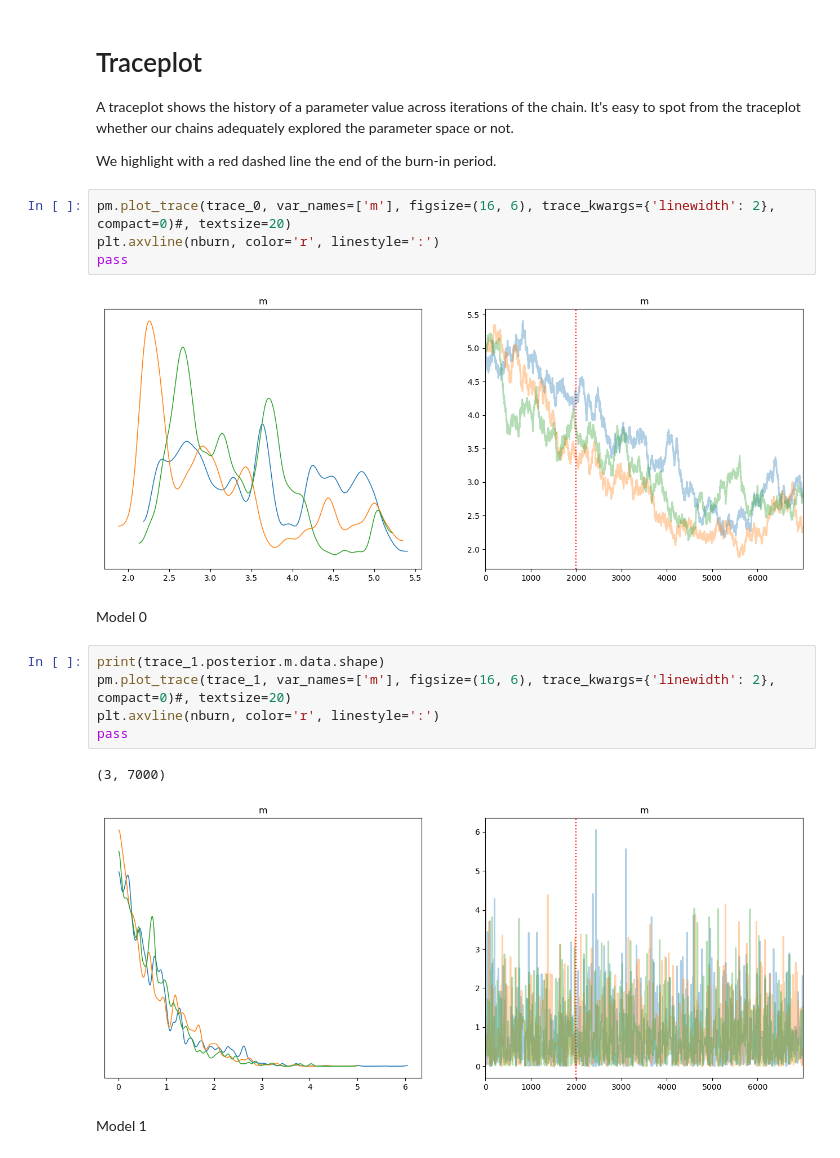
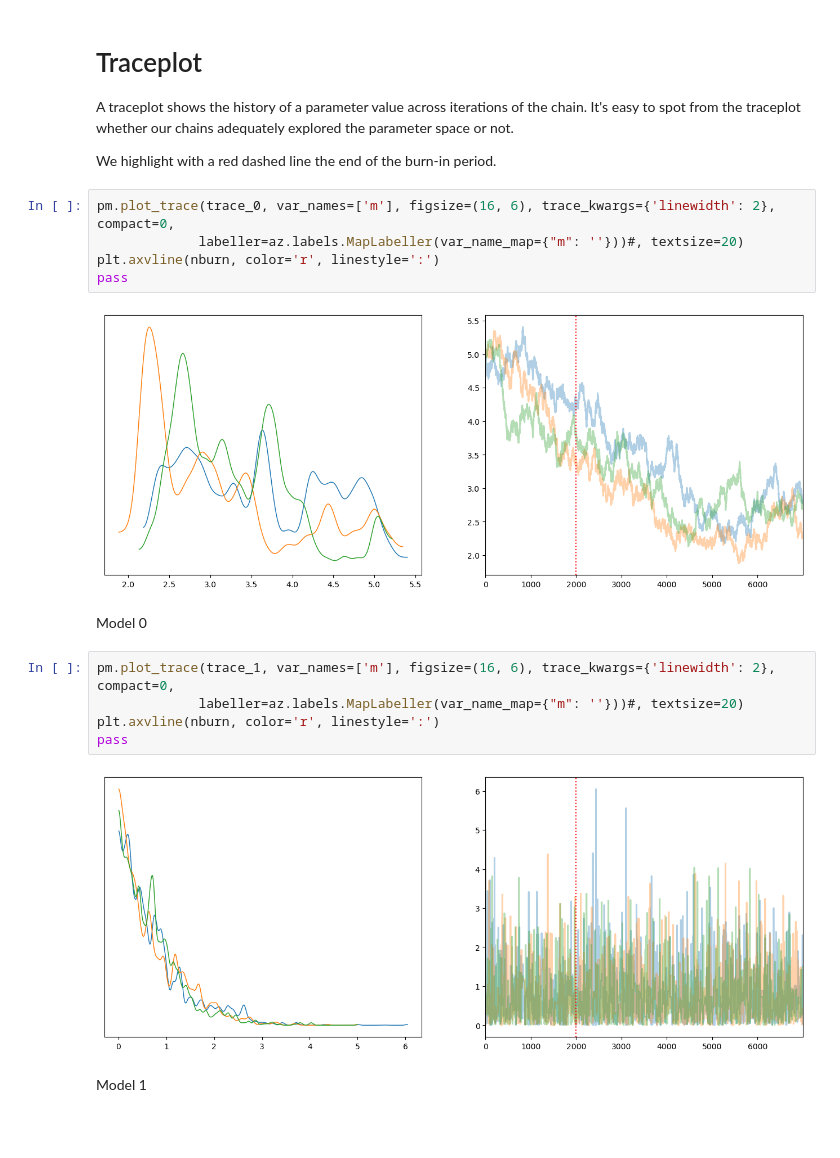
Before and after one commit to fcastagna/mcmc_convergence, a Jupyter notebook: convergence.ipynb, the cells around one changed output. Saved outputs shown, nothing was run; the diff lists cells and outputs as text; blank space fills up the shorter version.

```diff
--- a/convergence.ipynb
+++ b/convergence.ipynb
@@ -82,21 +79,21 @@ A traceplot shows the history of a parameter value across iterations of the chai
 
 We highlight with a red dashed line the end of the burn-in period.
 # %%
-pm.plot_trace(trace_0, var_names=['m'], figsize=(16, 6), trace_kwargs={'linewidth': 2}, compact=0)#, textsize=20)
+pm.plot_trace(trace_0, var_names=['m'], figsize=(16, 6), trace_kwargs={'linewidth': 2}, compact=0,
+             labeller=az.labels.MapLabeller(var_name_map={"m": ''}))#, textsize=20)
 plt.axvline(nburn, color='r', linestyle=':')
 pass
 # %% [output]
-[figure, old version]
+[figure, new version]
 # %% [markdown]
 Model 0
 # %%
-print(trace_1.posterior.m.data.shape)
-pm.plot_trace(trace_1, var_names=['m'], figsize=(16, 6), trace_kwargs={'linewidth': 2}, compact=0)#, textsize=20)
+pm.plot_trace(trace_1, var_names=['m'], figsize=(16, 6), trace_kwargs={'linewidth': 2}, compact=0,
+             labeller=az.labels.MapLabeller(var_name_map={"m": ''}))#, textsize=20)
 plt.axvline(nburn, color='r', linestyle=':')
 pass
 # %% [output]
-(3, 7000)
-[figure, old version]
+[figure, new version]
 # %% [markdown]
 Model 1
 # %%
```
Also changed, not shown: parts of 24 cells of this notebook.
